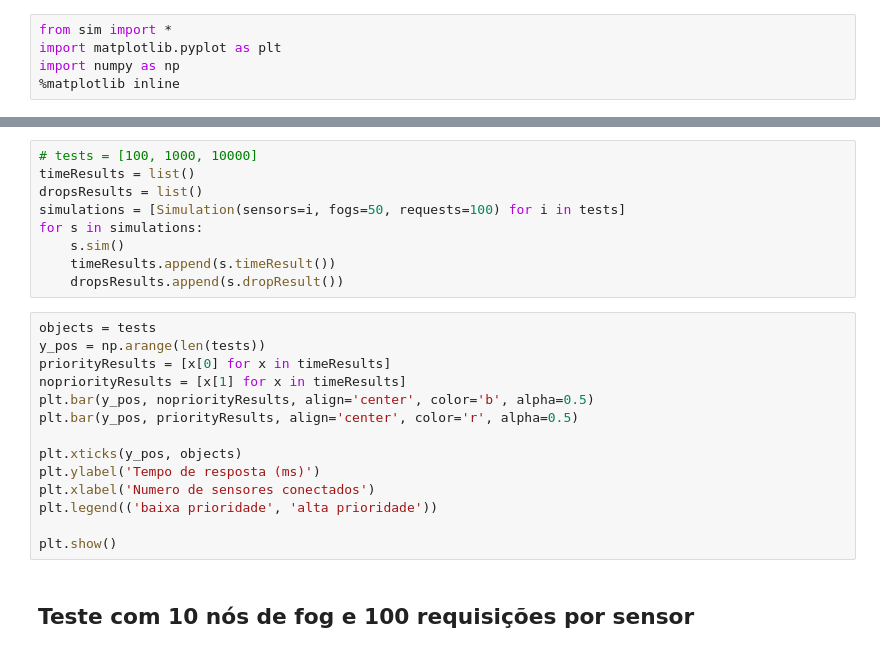
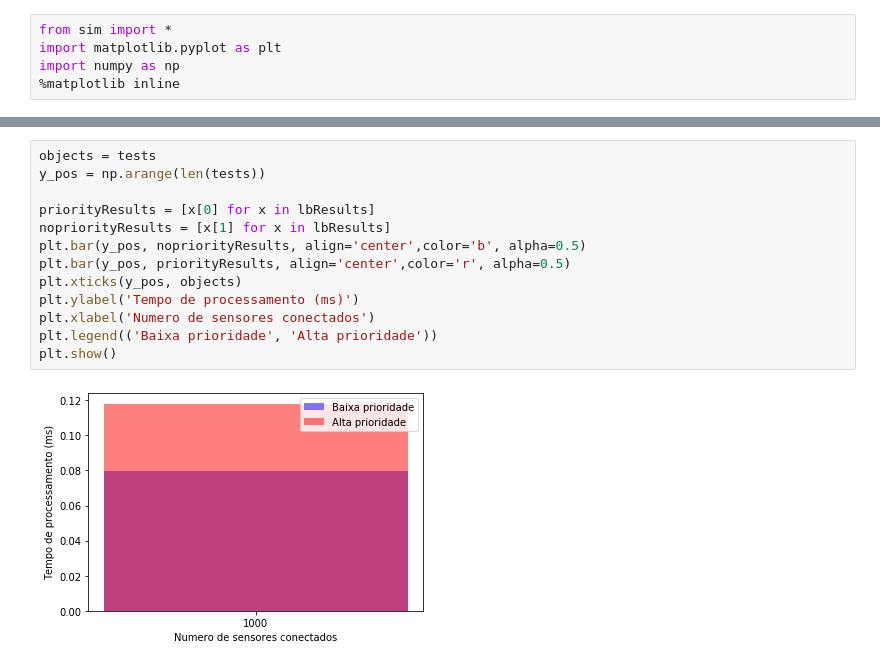
Before and after one commit to eppereira/SmartClassFogLB, a Jupyter notebook: v2/Resultados.ipynb, the cells around one changed output, grey strips where cells are left out. Saved outputs shown, nothing was run; the diff lists cells and outputs as text.

Commit message:
tempos agora acompanham a tarefa

```diff
--- a/v2/Resultados.ipynb
+++ b/v2/Resultados.ipynb
@@ -60,25 +66,15 @@ plt.show()
-# %%
-# tests = [100, 1000, 10000]
-timeResults = list()
-dropsResults = list()
-simulations = [Simulation(sensors=i, fogs=50, requests=100) for i in tests]
-for s in simulations:
-    s.sim()
-    timeResults.append(s.timeResult())
-    dropsResults.append(s.dropResult())
 # %%
 objects = tests
 y_pos = np.arange(len(tests))
-priorityResults = [x[0] for x in timeResults]
-nopriorityResults = [x[1] for x in timeResults]
-plt.bar(y_pos, nopriorityResults, align='center', color='b', alpha=0.5)
-plt.bar(y_pos, priorityResults, align='center', color='r', alpha=0.5)
 
+priorityResults = [x[0] for x in lbResults]
+nopriorityResults = [x[1] for x in lbResults]
+plt.bar(y_pos, nopriorityResults, align='center',color='b', alpha=0.5)
+plt.bar(y_pos, priorityResults, align='center',color='r', alpha=0.5)
 plt.xticks(y_pos, objects)
-plt.ylabel('Tempo de resposta (ms)')
+plt.ylabel('Tempo de processamento (ms)')
 plt.xlabel('Numero de sensores conectados')
-plt.legend(('baixa prioridade', 'alta prioridade'))
-
+plt.legend(('Baixa prioridade', 'Alta prioridade'))
 plt.show()
+# %% [output]
+[figure, added]
-# %% [markdown]
-## Teste com 10 nós de fog e 100 requisições por sensor
```
Also changed, not shown: parts of 7 cells of this notebook, 1 other file.
